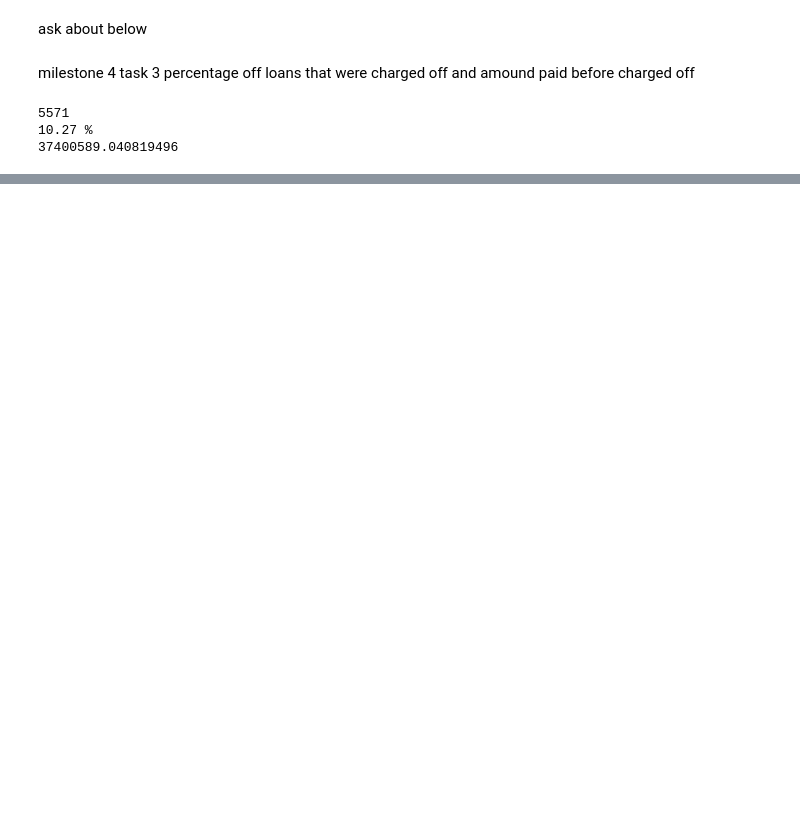
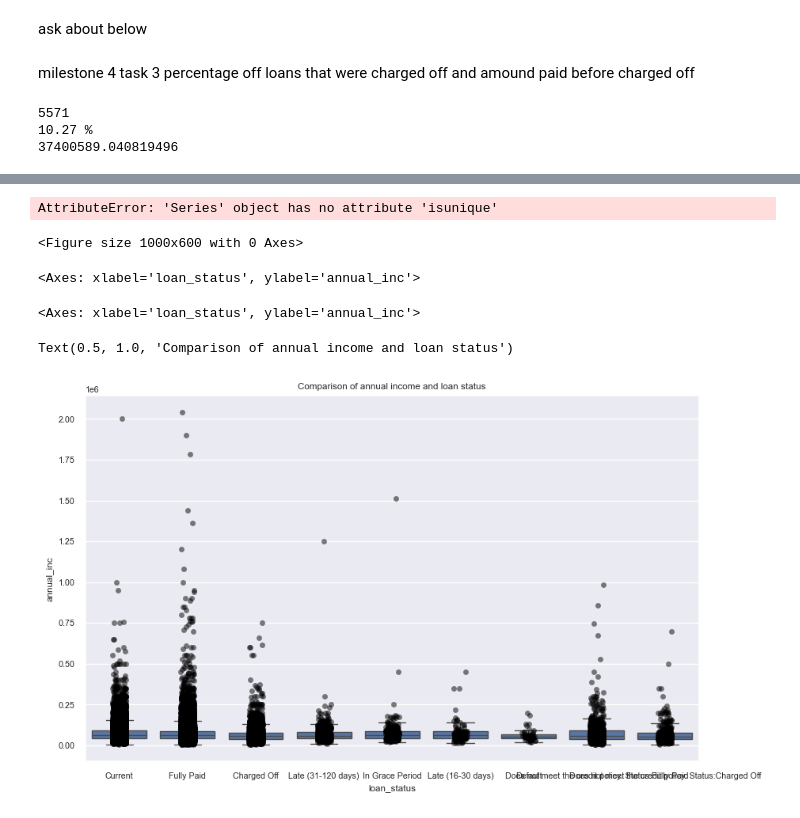
Before and after one commit to Gits0L/exploratory-data-analysis---customer-loans-in-finance580, a Jupyter notebook: db_utils.ipynb, the cells around one changed output, grey strips where cells are left out. Cells and saved outputs as stored; diff of their text form; code cells hidden in the pictures; blank space fills up the shorter version.

Commit message:
finsh loan insights class

```diff
--- a/db_utils.ipynb
+++ b/db_utils.ipynb
@@ -255,0 +377,22 @@ loans_paid_current.to_csv('paid_and_current_loans.csv', index=False)
+# %%
+loans_df['application_type'].isunique()
+# %% [output]
+AttributeError: 'Series' object has no attribute 'isunique'
+# %%
+
+import pandas as pd
+import seaborn as sns
+import matplotlib.pyplot as plt
+
+# Create a combined box and strip plot
+plt.figure(figsize=(10, 6))
+sns.boxplot(x='loan_status', y='annual_inc', data=loans_df, showfliers=False)
+sns.stripplot(x='loan_status', y='annual_inc', data=loans_df, color='black', jitter=True, alpha=0.5)
+plt.title('Comparison of annual income and loan status')
+plt.show()
+# %% [output]
+<Figure size 1000x600 with 0 Axes>
+<Axes: xlabel='loan_status', ylabel='annual_inc'>
+<Axes: xlabel='loan_status', ylabel='annual_inc'>
+Text(0.5, 1.0, 'Comparison of annual income and loan status')
+[figure, added]
```
Also changed, not shown: parts of 13 cells of this notebook, 1 other file.
